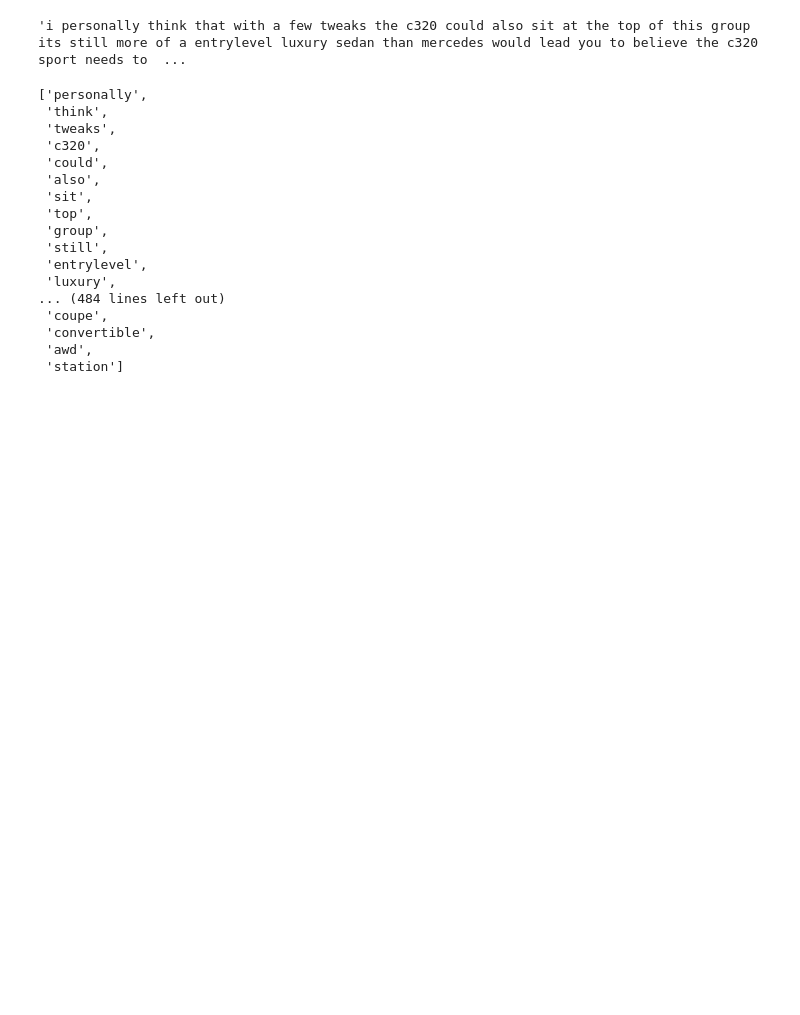
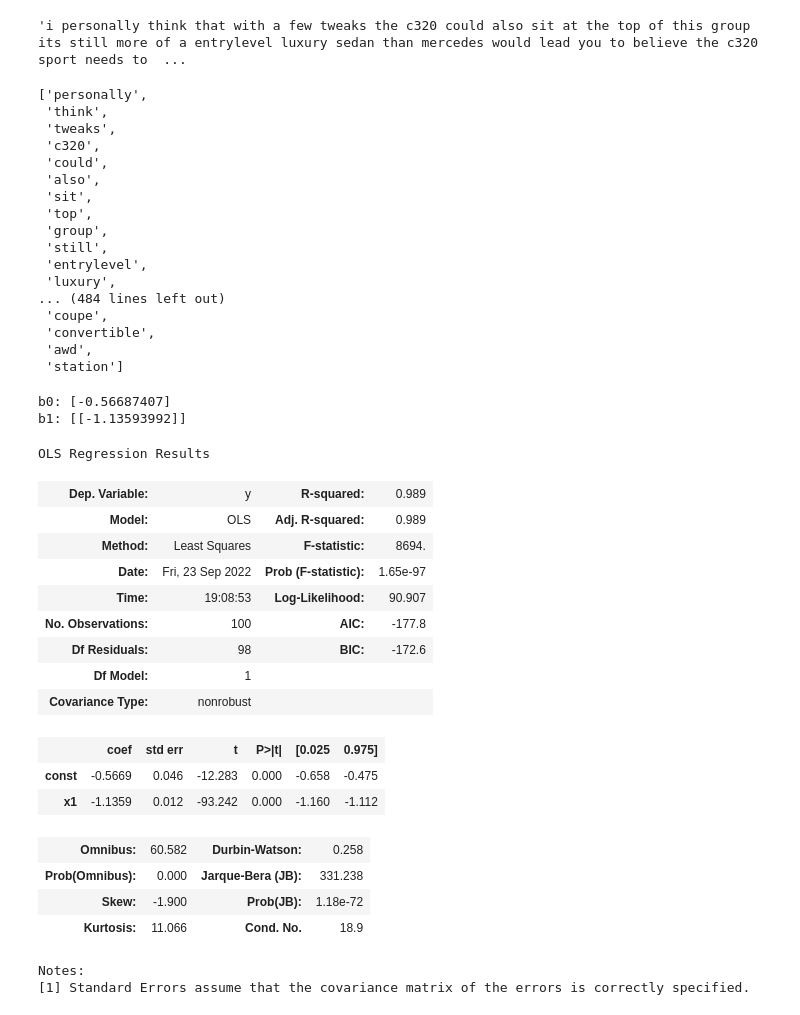
Before and after one commit to SaianshR/edmunds-analysis, a Jupyter notebook: zipf.ipynb, the cells around one changed output. Drawn from its saved outputs; the diff is of its cells as text; code cells hidden in the pictures; blank space fills up the shorter version.

```diff
--- a/zipf.ipynb
+++ b/zipf.ipynb
@@ -92,3 +92,52 @@ for idx, freq in enumerate(counts, start=1):
 
 zipf_list = np.log(zipf_list)
 ranks = np.log(ranks)
+# %%
+from sklearn.linear_model import LinearRegression
+
+y = ranks.reshape((-1, 1))
+x = np.array(y_freq).reshape((-1, 1))
+
+X = pd.DataFrame(x, columns=['X1'])
+y = pd.DataFrame(y, columns=['Y'])
+
+
+lr = LinearRegression().fit(x, y)
+
+print(f"b0: {lr.intercept_}")
+print(f"b1: {lr.coef_}")
+# %% [output]
+b0: [-0.56687407]
+b1: [[-1.13593992]]
+# %%
+N = len(x)
+p = 1 + 1  # plus one because LinearRegression adds an intercept term
+
+X_with_intercept = np.empty(shape=(N, p), dtype=np.float)
+X_with_intercept[:, 0] = 1
+X_with_intercept[:, 1:p] = x
+# %%
+import statsmodels.api as sm
+ols = sm.OLS(y.values, X_with_intercept)
+ols_result = ols.fit()
+ols_result.summary()
+# %% [output]
+OLS Regression Results
+| Dep. Variable: | y | R-squared: | 0.989 |
+| Model: | OLS | Adj. R-squared: | 0.989 |
+| Method: | Least Squares | F-statistic: | 8694. |
+| Date: | Fri, 23 Sep 2022 | Prob (F-statistic): | 1.65e-97 |
+| Time: | 19:08:53 | Log-Likelihood: | 90.907 |
+| No. Observations: | 100 | AIC: | -177.8 |
+| Df Residuals: | 98 | BIC: | -172.6 |
+| Df Model: | 1 |  |  |
+| Covariance Type: | nonrobust |  |  |
+|  | coef | std err | t | P>|t| | [0.025 | 0.975] |
+| const | -0.5669 | 0.046 | -12.283 | 0.000 | -0.658 | -0.475 |
+| x1 | -1.1359 | 0.012 | -93.242 | 0.000 | -1.160 | -1.112 |
+| Omnibus: | 60.582 | Durbin-Watson: | 0.258 |
+| Prob(Omnibus): | 0.000 | Jarque-Bera (JB): | 331.238 |
+| Skew: | -1.900 | Prob(JB): | 1.18e-72 |
+| Kurtosis: | 11.066 | Cond. No. | 18.9 |
+Notes:
+[1] Standard Errors assume that the covariance matrix of the errors is correctly specified.
```
Also changed, not shown: parts of 4 cells of this notebook.
